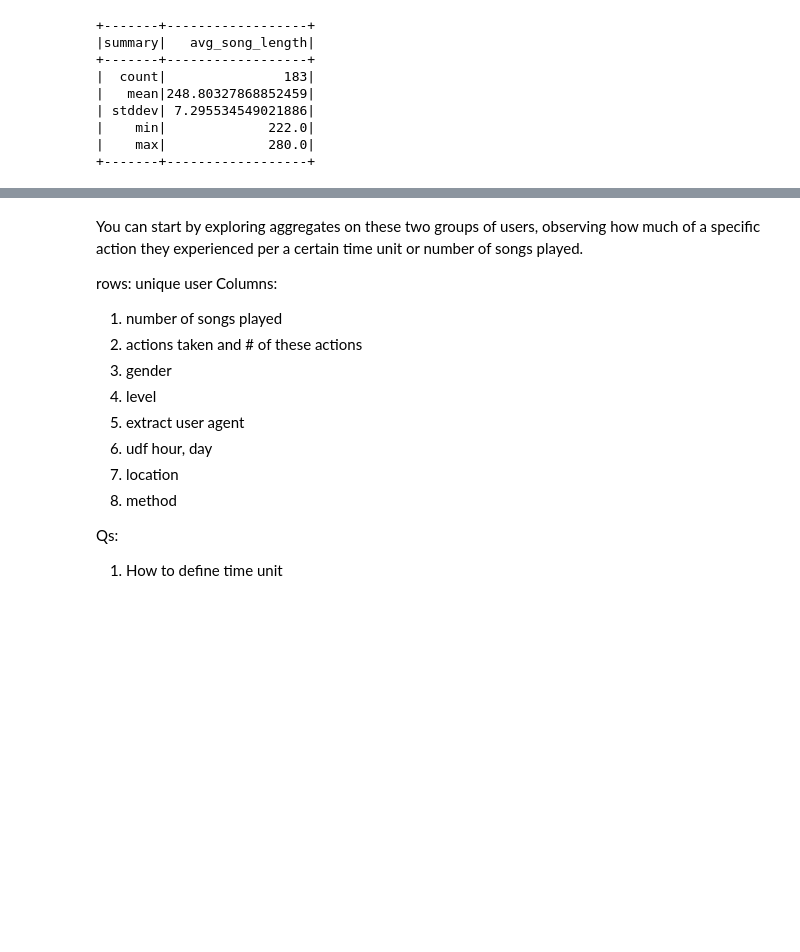
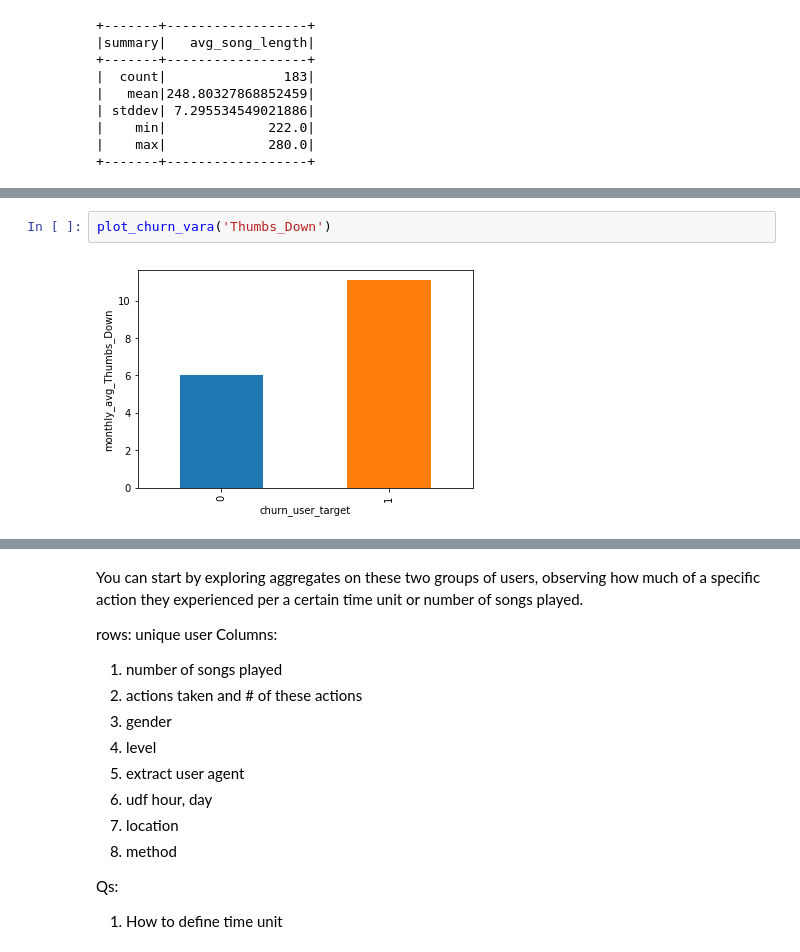
Before and after one commit to luguodata/User-Churn-Prediction-with-Spark, a Jupyter notebook: Sparkify.ipynb, the cells around one changed output, grey strips where cells are left out. Drawn from its saved outputs; the diff is of its cells as text; blank space fills up the shorter version.

```diff
--- a/Sparkify.ipynb
+++ b/Sparkify.ipynb
@@ -649,0 +740,4 @@ spark.sql("select distinct status from df_mini_non0_obv").show()
+# %%
+plot_churn_vara('Thumbs_Down')
+# %% [output]
+[figure, added]
```
Also changed, not shown: parts of 89 cells of this notebook.
